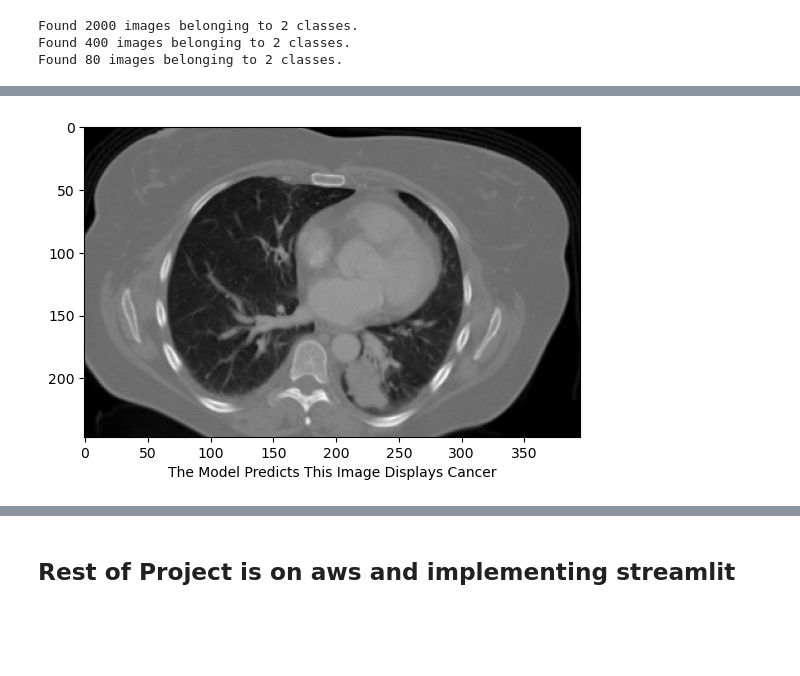
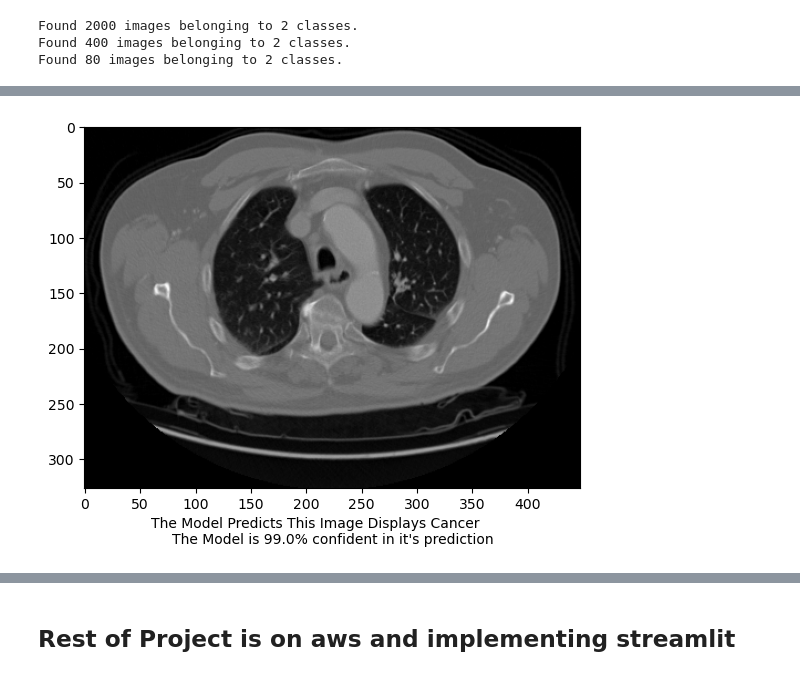
Before and after one commit to Mcapp1/Capstone, a Jupyter notebook: Primary-Notebook.ipynb, the cells around one changed output, grey strips where cells are left out. Drawn from its saved outputs; the diff is of its cells as text; code cells hidden in the pictures; blank space fills up the shorter version.

```diff
--- a/Primary-Notebook.ipynb
+++ b/Primary-Notebook.ipynb
@@ -413 +419,6 @@ Using the ResNet50 model will be ideal as ResNet50 operates well with grayscale
+# %%
+import pickle
+resnet_model = load_model('models/ResNet50_model.h5')
+with open('ResNet50_model.pkl','wb')as pickle_out:
+    pickle.dump(ResNet50_model, pickle_out)
 # %% [markdown]
@@ -559,15 +582,20 @@ MobileNet did a poor job optimizing false negatives opposed to ResNet50, VGG16 a
 # %%
 def predict_any_image(filename):
-    # load and transform image
-    np_image = Image.open(filename)
+    # this function is specifically designed for the ResNet50 model
+
+    np_image = Image.open(filename) # load and transform image
     np_image = np.array(np_image).astype('float32')
     np_image = transform.resize(np_image, (256, 256, 1))
     np_image = np.expand_dims(np_image, axis=0)
 
     prediction = resnet_model.predict(np_image)
     plt.imshow(cv2.imread(filename))
+
     if prediction <=.5:
-        plt.xlabel('The Model Predicts This Image Displays Cancer')
+        plt.xlabel(f"The Model Predicts This Image Displays Cancer\
+        \nThe Model is {str(99 - np.round(prediction[0][0]*100)) + '%'} confident in it's prediction")
+
     else:
-        plt.xlabel('The Model Predicts This Image Does Not Display Cancer')
+        plt.xlabel(f"The Model Predicts This Image Does Not Display Cancer\
+        \nThe Model is {str(np.round(prediction[0][0]*100)) + '%'} confident in it's prediction")
 # %%
@@ -579,3 +607,3 @@ predict_any_image('data/test/non_cancer/16_Morozov_study_0150_29.png')
 # %%
-predict_any_image('data/test/cancer/000108 (8).png')
+predict_any_image('data/test/cancer/000142 (6).png')
 # %% [output]
@@ -583 +611 @@ predict_any_image('data/test/cancer/000108 (8).png')
-[figure, old version]
+[figure, new version]
```
Also changed, not shown: parts of 70 cells of this notebook.
